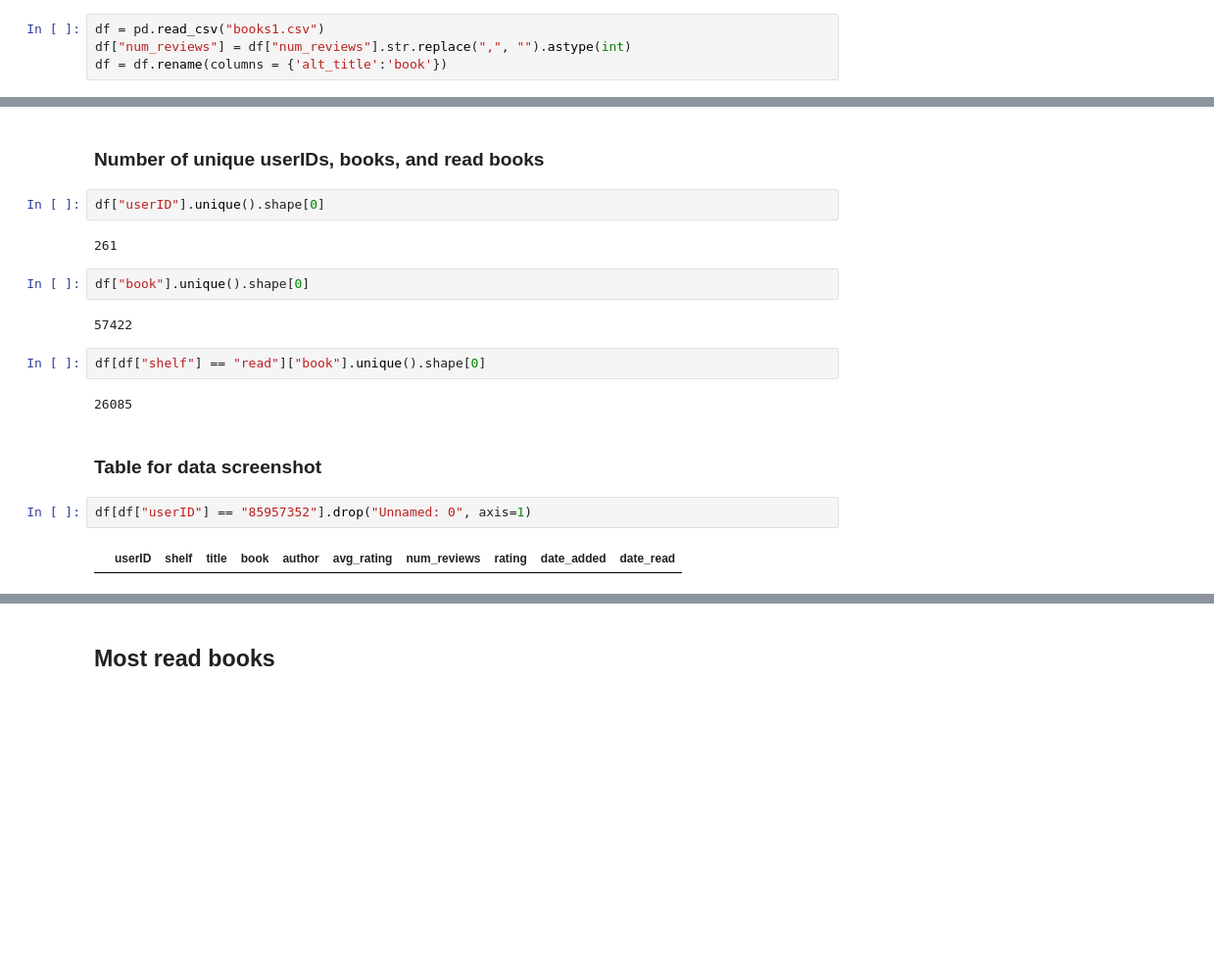
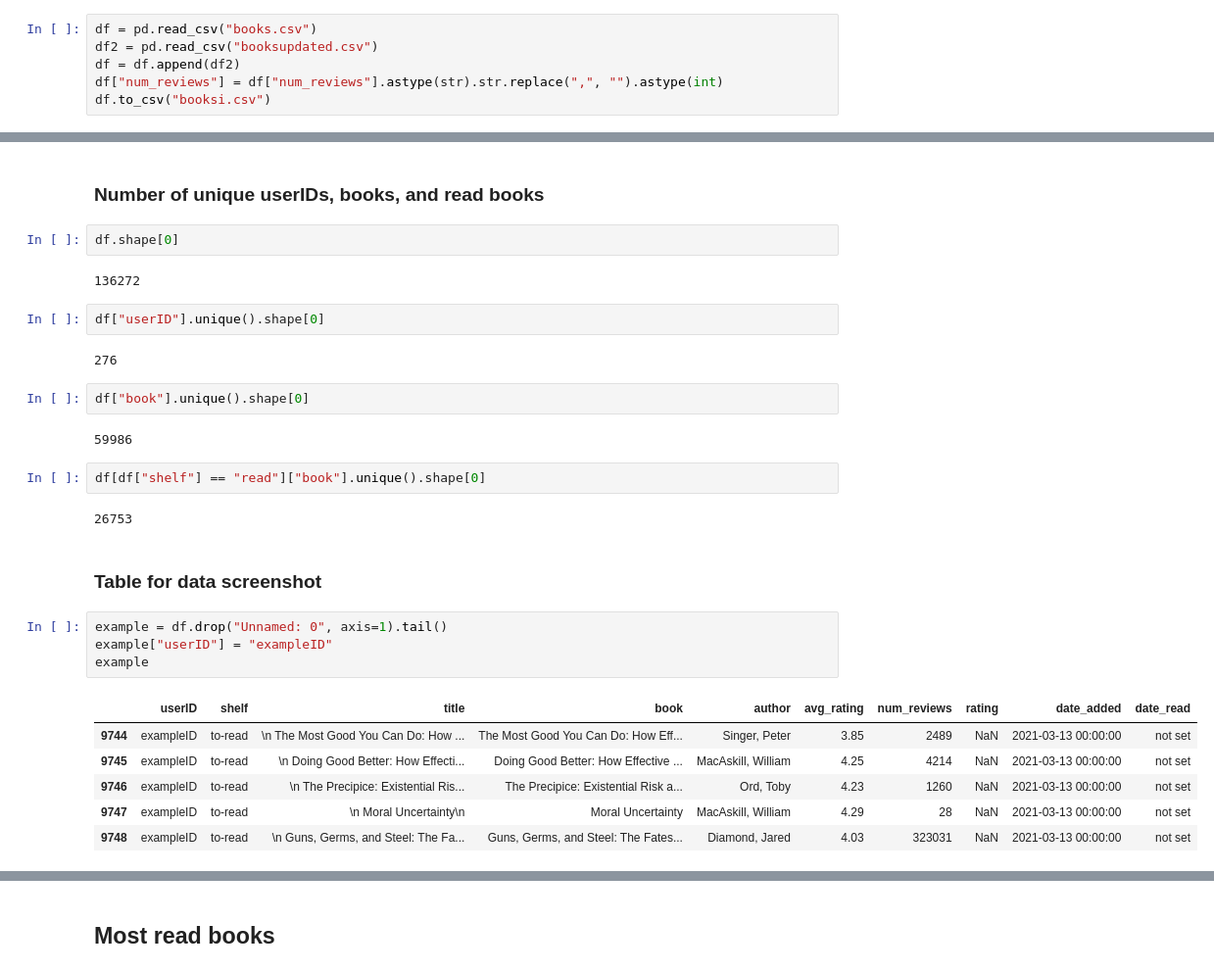
Before and after one commit to MaxRae/EAGoodreads, a Jupyter notebook: EAGoodreadsAnalysis.ipynb, the cells around one changed output, grey strips where cells are left out. Shown at 98% size. Drawn from its saved outputs; the diff is of its cells as text; blank space fills up the shorter version.

```diff
--- a/EAGoodreadsAnalysis.ipynb
+++ b/EAGoodreadsAnalysis.ipynb
@@ -3,4 +23,6 @@ import pandas as pd
 # %%
-df = pd.read_csv("books1.csv")
-df["num_reviews"] = df["num_reviews"].str.replace(",", "").astype(int)
-df = df.rename(columns = {'alt_title':'book'})
+df = pd.read_csv("books.csv")
+df2 = pd.read_csv("booksupdated.csv")
+df = df.append(df2)
+df["num_reviews"] = df["num_reviews"].astype(str).str.replace(",", "").astype(int)
+df.to_csv("booksi.csv")
@@ -7,20 +31,31 @@ df = df.rename(columns = {'alt_title':'book'})
 # %% [markdown]
 ### Number of unique userIDs, books, and read books
+# %%
+df.shape[0]
+# %% [output]
+136272
 # %%
 df["userID"].unique().shape[0]
 # %% [output]
-261
+276
 # %%
 df["book"].unique().shape[0]
 # %% [output]
-57422
+59986
 # %%
 df[df["shelf"] == "read"]["book"].unique().shape[0]
 # %% [output]
-26085
+26753
 # %% [markdown]
 ### Table for data screenshot
 # %%
-df[df["userID"] == "85957352"].drop("Unnamed: 0", axis=1)
+example = df.drop("Unnamed: 0", axis=1).tail()
+example["userID"] = "exampleID"
+example
 # %% [output]
 |  | userID | shelf | title | book | author | avg_rating | num_reviews | rating | date_added | date_read |
+| 9744 | exampleID | to-read | \n The Most Good You Can Do: How ... | The Most Good You Can Do: How Eff... | Singer, Peter | 3.85 | 2489 | NaN | 2021-03-13 00:00:00 | not set |
+| 9745 | exampleID | to-read | \n Doing Good Better: How Effecti... | Doing Good Better: How Effective ... | MacAskill, William | 4.25 | 4214 | NaN | 2021-03-13 00:00:00 | not set |
+| 9746 | exampleID | to-read | \n The Precipice: Existential Ris... | The Precipice: Existential Risk a... | Ord, Toby | 4.23 | 1260 | NaN | 2021-03-13 00:00:00 | not set |
+| 9747 | exampleID | to-read | \n Moral Uncertainty\n | Moral Uncertainty | MacAskill, William | 4.29 | 28 | NaN | 2021-03-13 00:00:00 | not set |
+| 9748 | exampleID | to-read | \n Guns, Germs, and Steel: The Fa... | Guns, Germs, and Steel: The Fates... | Diamond, Jared | 4.03 | 323031 | NaN | 2021-03-13 00:00:00 | not set |
```
Also changed, not shown: parts of 12 cells of this notebook, 3 other files.
